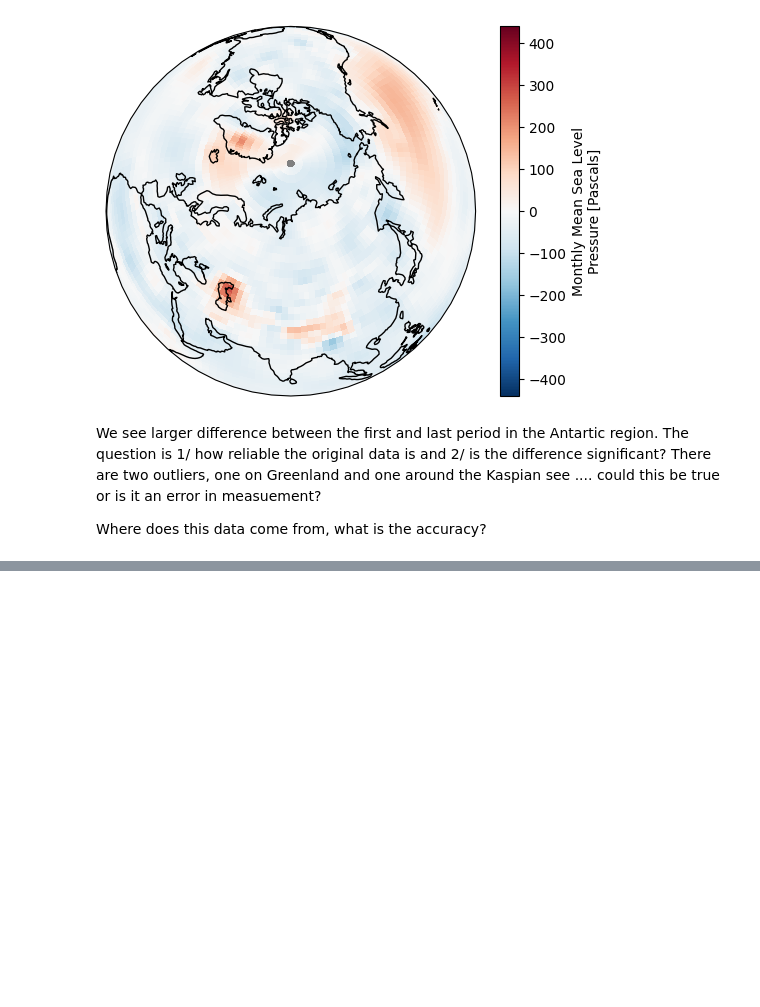
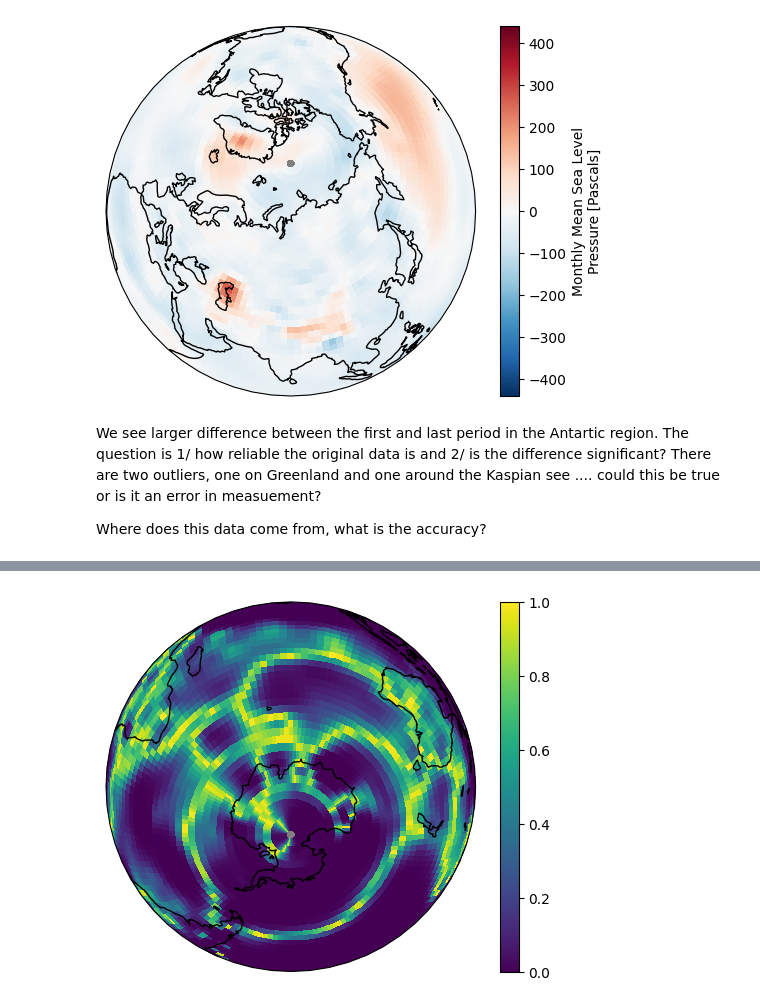
Before and after one commit to johanmon/Statistics, a Jupyter notebook: project/first.ipynb, the cells around one changed output, grey strips where cells are left out. Cells and saved outputs as stored; diff of their text form; code cells hidden in the pictures; blank space fills up the shorter version.

```diff
--- a/project/first.ipynb
+++ b/project/first.ipynb
@@ -193,3 +170,27 @@ p.axes.coastlines();
 We see larger difference between the first and last period in the Antartic region. The question is 1/ how reliable the original data is and 2/ is the difference significant?  There are two outliers, one on Greenland and one around the Kaspian see .... could this be true or is it an error in measuement?
 
 Where does this data come from, what is the accuracy?
+# %%
+a = ds79["mslp"]
+b = ds00["mslp"]
+
+tstat, pval = sc.stats.ttest_ind(
+    a,
+    b,
+    axis=0,          # test along time dimension
+    equal_var=False,
+    nan_policy="omit"
+)
+
+# Convert back to xarray DataArray
+pval = xr.DataArray(
+    pval,
+    coords={"lat": a.lat, "lon": a.lon},
+    dims=("lat", "lon"),
+)
+
+tstat = xr.DataArray(
+    tstat,
+    coords={"lat": a.lat, "lon": a.lon},
+    dims=("lat", "lon"),
+)
@@ -195,0 +237,10 @@ Where does this data come from, what is the accuracy?
+# %%
+p = pval.plot(
+    subplot_kws=dict(projection=ccrs.Orthographic(80, -75), facecolor="gray"),
+    transform=ccrs.PlateCarree(),
+)
+p.axes.set_global()
+
+p.axes.coastlines();
+# %% [output]
+[figure, added]
```
Also changed, not shown: parts of 8 cells of this notebook.
